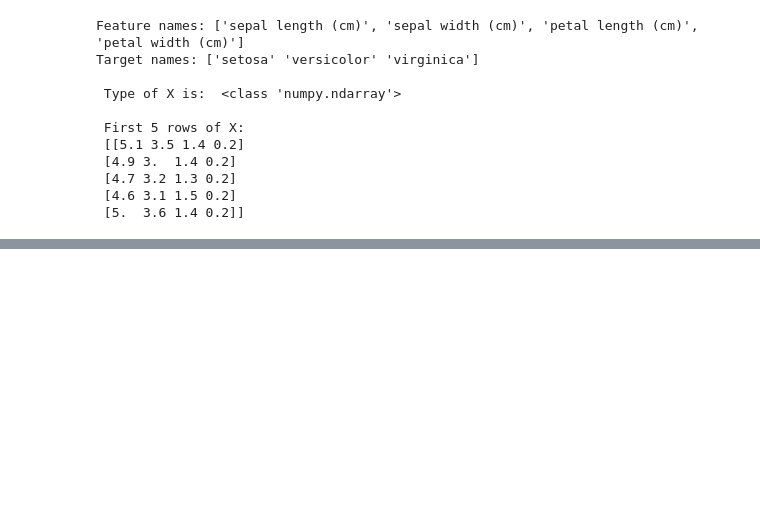
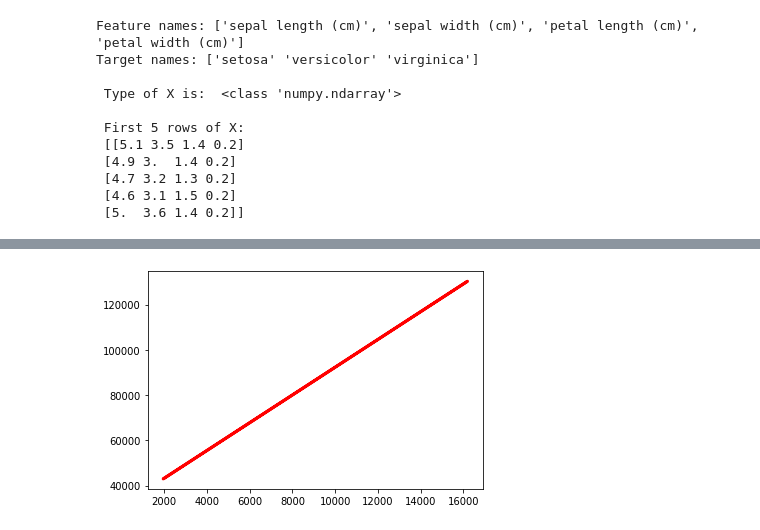
Before and after one commit to Njeri-Gitome/DS_Track, a Jupyter notebook: Machine_Learning_Regression.ipynb, the cells around one changed output, grey strips where cells are left out. Cells and saved outputs as stored; diff of their text form; code cells hidden in the pictures; blank space fills up the shorter version.

Commit message:
regression

```diff
--- a/Machine_Learning_Regression.ipynb
+++ b/Machine_Learning_Regression.ipynb
@@ -351,0 +434,12 @@ from sklearn.model_selection import train_test_split
+# %%
+#Create linear regression object
+regr = linear_model.LinearRegression()
+
+#Train the model using the training sets
+regr.fit(X_train,y_train)
+
+#plot outputs
+plt.plot(X_test,regr.predict(X_test),color ='red',linewidth=3)
+plt.show()
+# %% [output]
+[figure, added]
```
Also changed, not shown: parts of 13 cells of this notebook.
